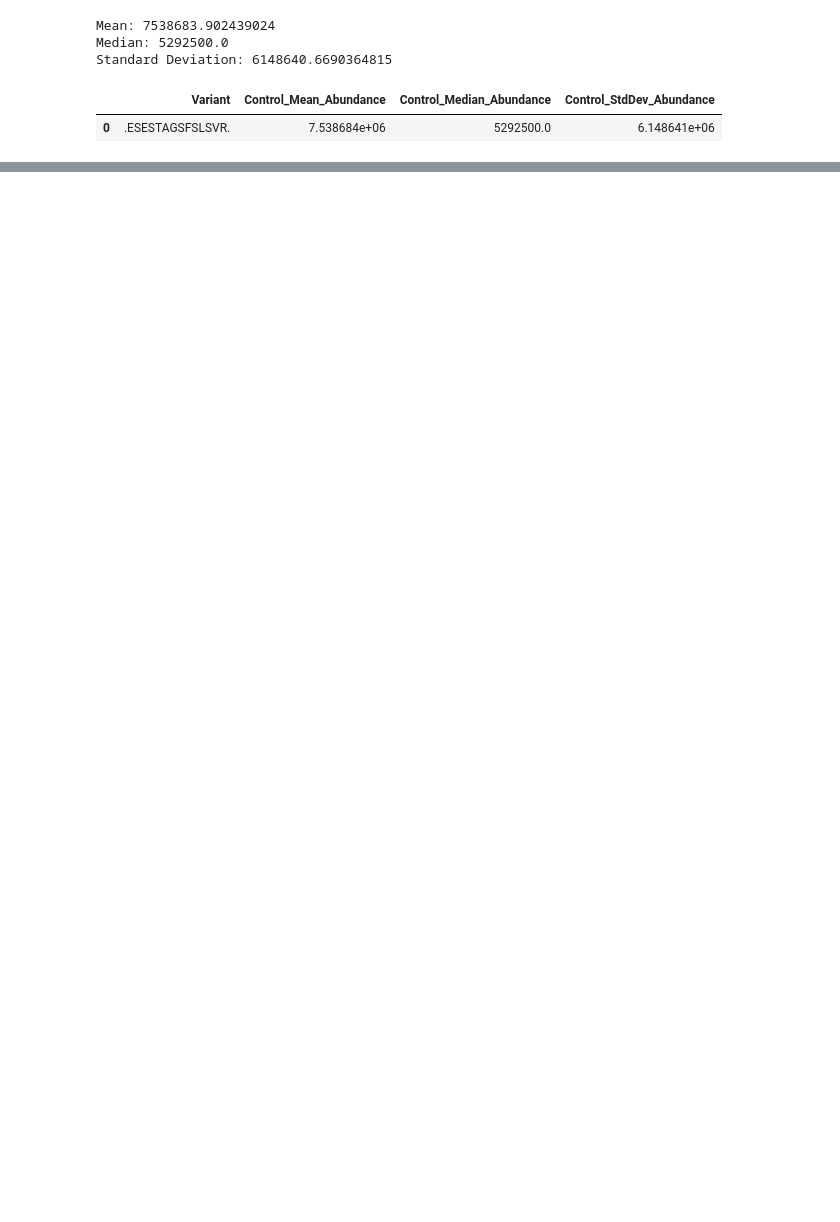
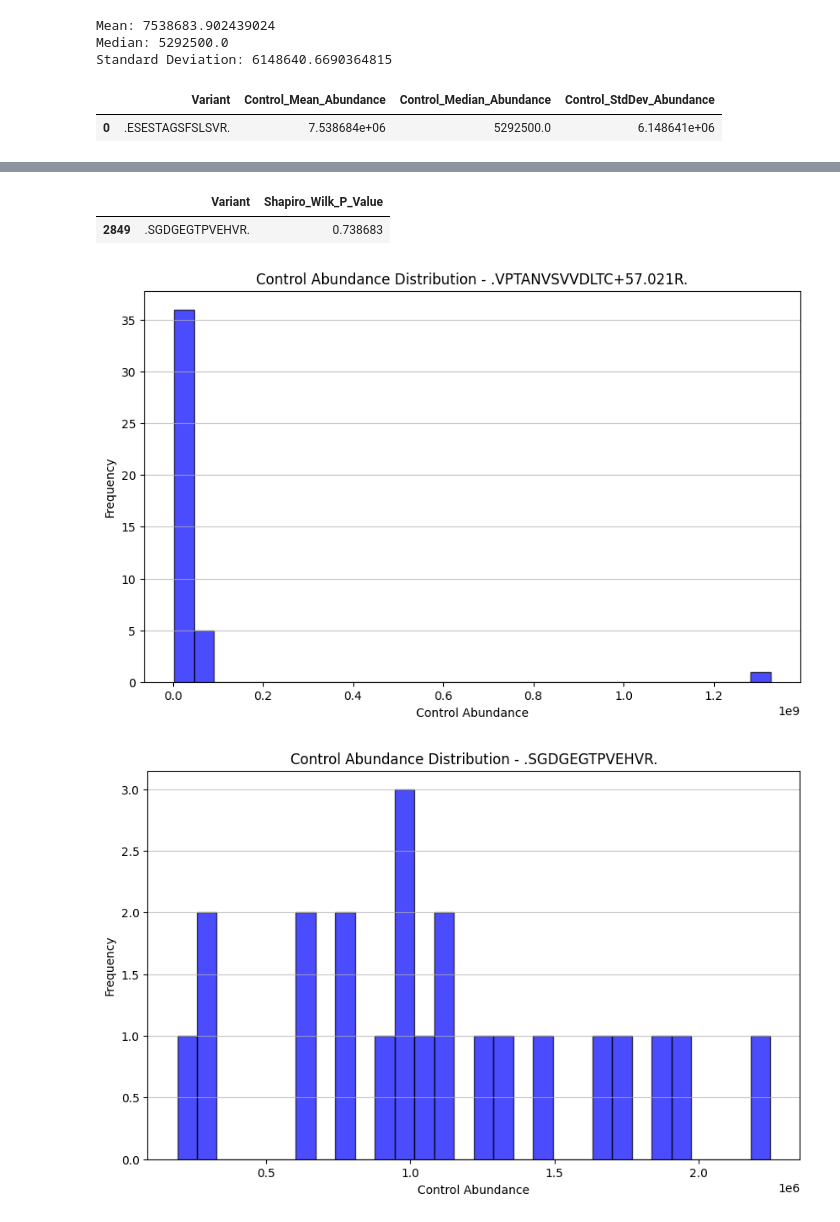
Before and after one commit to Ayushmaniar/Big-Data-Science-Drug-Protein-Interactions, a Jupyter notebook: Statistical_Analysis.ipynb, the cells around one changed output, grey strips where cells are left out. Saved outputs shown, nothing was run; the diff lists cells and outputs as text; code cells hidden in the pictures; blank space fills up the shorter version.

Commit message:
Add Shapiro Wilk Test for Normality Check

```diff
--- a/Statistical_Analysis.ipynb
+++ b/Statistical_Analysis.ipynb
@@ -81,0 +99,11 @@ Standard Deviation: 6148640.6690364815
+# %%
+# Get the least normally distributed peptide variant
+least_shapiro_p_value = peptide_variants_df['Shapiro_Wilk_P_Value'].min()
+least_normal_peptide = peptide_variants_df[peptide_variants_df['Shapiro_Wilk_P_Value'] == least_shapiro_p_value]
+
+# Get the most normally distributed peptide variant
+most_shapiro_p_value = peptide_variants_df['Shapiro_Wilk_P_Value'].max()
+most_normal_peptide = peptide_variants_df[peptide_variants_df['Shapiro_Wilk_P_Value'] == most_shapiro_p_value]
+
+# Display the least normally distributed peptide variant
+least_normal_peptide[['Variant', 'Shapiro_Wilk_P_Value']+dmso_columns].head()
@@ -81,0 +114,25 @@ Standard Deviation: 6148640.6690364815
+# %%
+# Display the most normally distributed peptide variant
+most_normal_peptide[['Variant', 'Shapiro_Wilk_P_Value']].head()
+# %% [output]
+|  | Variant | Shapiro_Wilk_P_Value |
+| 2849 | .SGDGEGTPVEHVR. | 0.738683 |
+# %%
+# Plot the control abundance dstribution for the least and most normally distributed peptide variants
+import matplotlib.pyplot as plt
+def plot_distribution(peptide_variant, title):
+    control_values = peptide_variants_df.loc[peptide_variant, dmso_columns].dropna()
+    plt.figure(figsize=(10, 6))
+    plt.hist(control_values, bins=30, alpha=0.7, color='blue', edgecolor='black')
+    plt.title(title)
+    plt.xlabel('Control Abundance')
+    plt.ylabel('Frequency')
+    plt.grid(axis='y', alpha=0.75)
+    plt.show()
+# Plot for the least normally distributed peptide variant
+plot_distribution(least_normal_peptide.index[0], f'Control Abundance Distribution - {least_normal_peptide["Variant"].values[0]}')
+# Plot for the most normally distributed peptide variant
+plot_distribution(most_normal_peptide.index[0], f'Control Abundance Distribution - {most_normal_peptide["Variant"].values[0]}')
+# %% [output]
+[figure, added]
+[figure, added]
```
Also changed, not shown: parts of 9 cells of this notebook.
